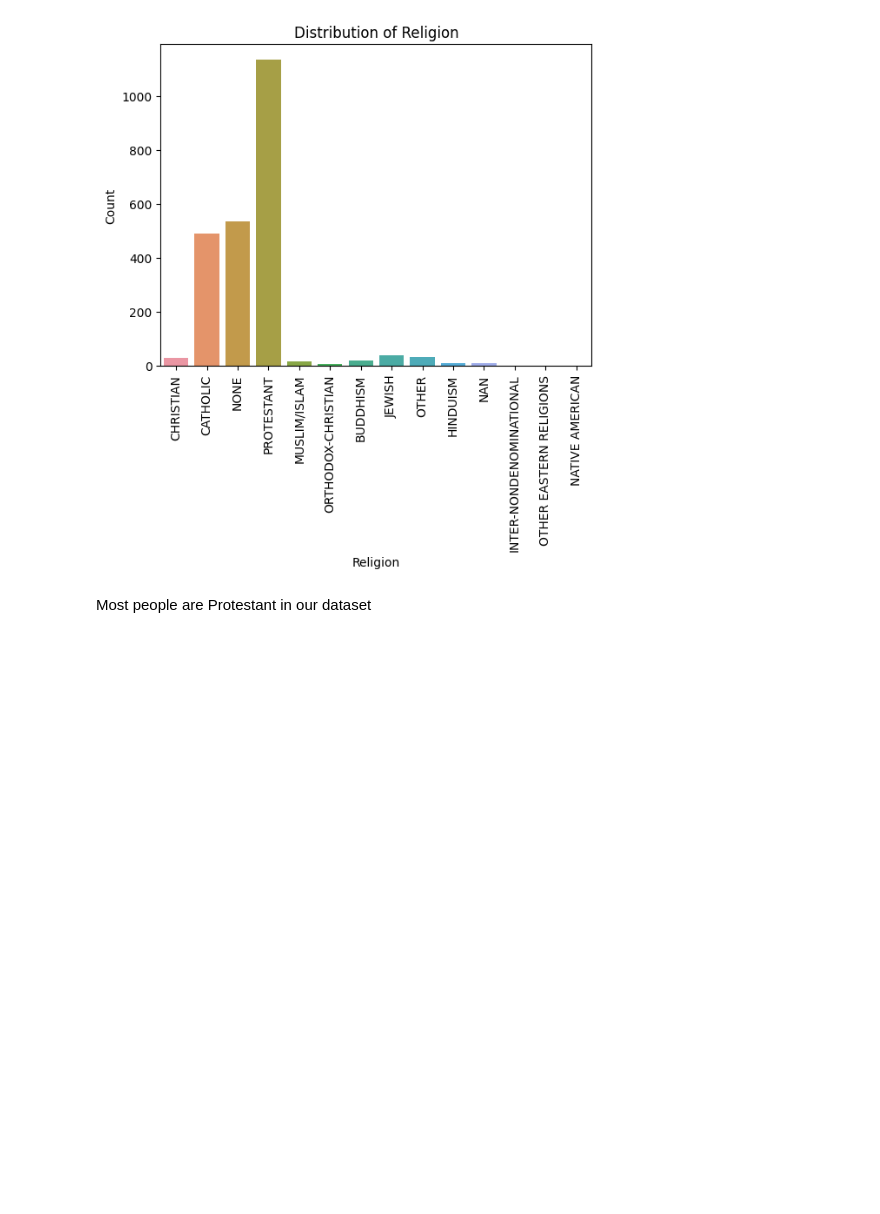
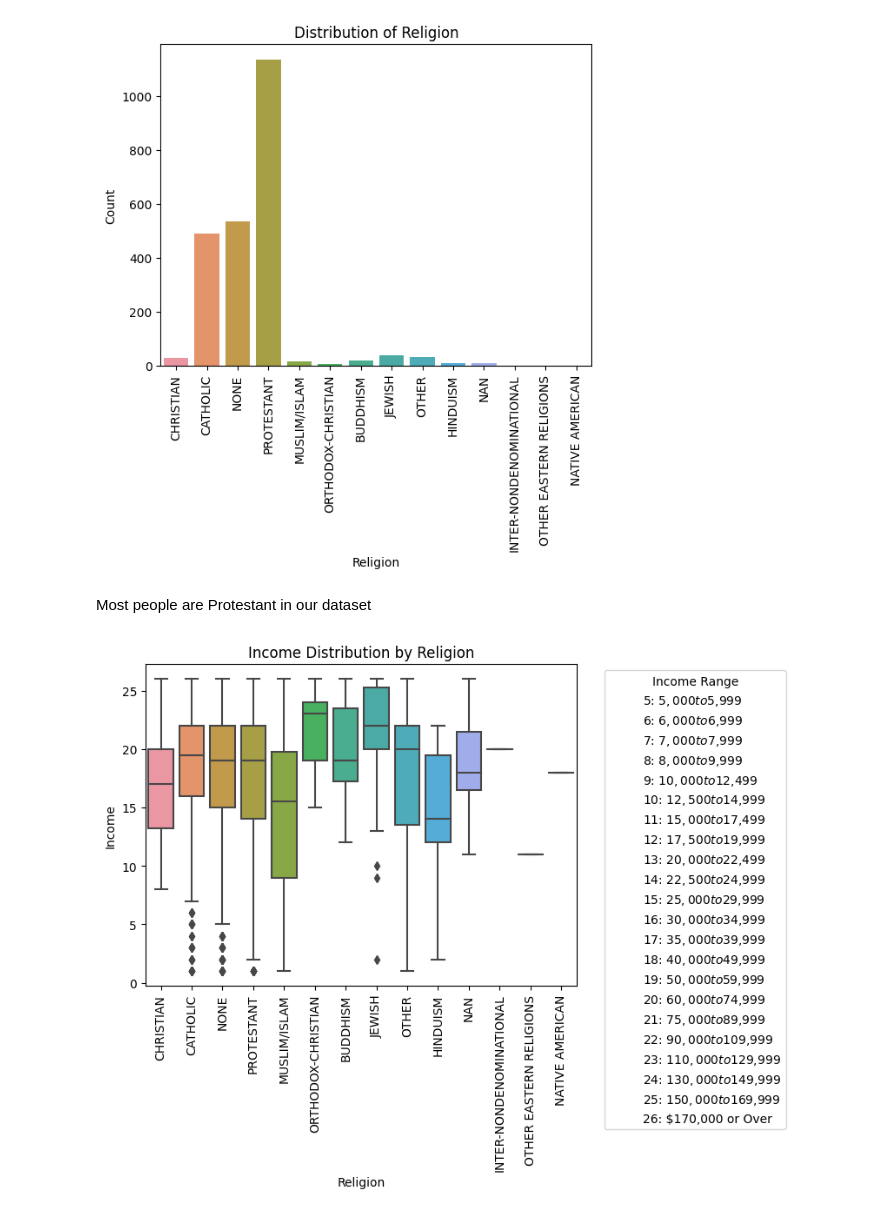
Before and after one commit to DS3001/group14, a Jupyter notebook: SabrinaViz.ipynb, the cells around one changed output. Cells and saved outputs as stored; diff of their text form; code cells hidden in the pictures; blank space fills up the shorter version.

```diff
--- a/SabrinaViz.ipynb
+++ b/SabrinaViz.ipynb
@@ -57,3 +58,17 @@ plt.show()
 [figure]
 # %% [markdown]
 Most people are Protestant in our dataset
+# %%
+# Create a box plot with a legend
+sns.boxplot(x='RELIG', y='INCOME16', data=df)
+plt.xlabel('Religion')
+plt.ylabel('Income')
+plt.title('Income Distribution by Religion')
+# Create custom legend items without markers
+legend_elements = [Line2D([0], [0], color='white', marker='', markersize=0, label=f"{value}: {label}") for value, label in income_mapping.items()]
+# Add a legend manually
+plt.legend(handles=legend_elements, title='Income Range', bbox_to_anchor=(1.05, 1), loc='upper left')
+plt.xticks(rotation=90)
+plt.show()
+# %% [output]
+[figure, added]
```
Also changed, not shown: parts of 4 cells of this notebook.
